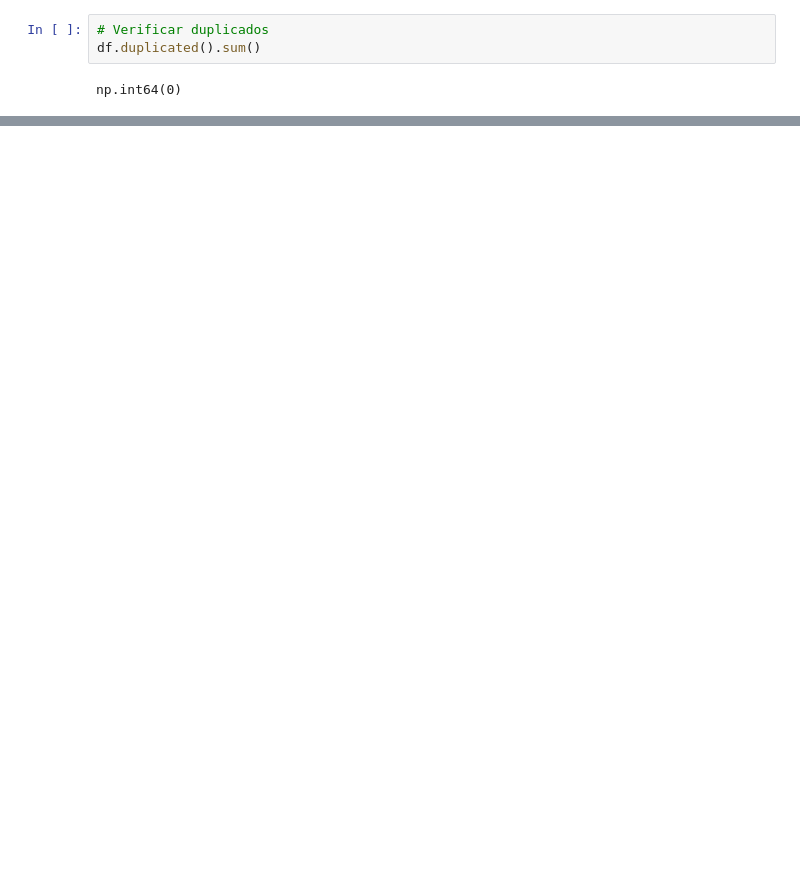
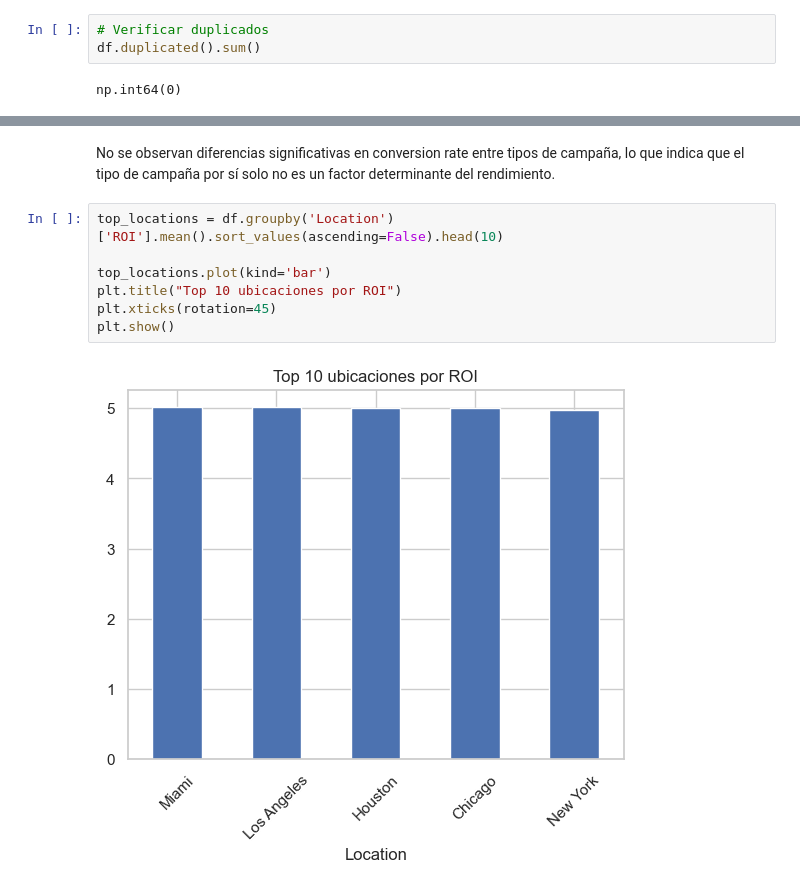
Before and after one commit to ariadnaschz/Marketing-Niche-Discovery, a Jupyter notebook: Notebooks/analysis.ipynb, the cells around one changed output, grey strips where cells are left out. Saved outputs shown, nothing was run; the diff lists cells and outputs as text; blank space fills up the shorter version.

```diff
--- a/Notebooks/analysis.ipynb
+++ b/Notebooks/analysis.ipynb
@@ -100,0 +167,11 @@ np.int64(0)
+# %% [markdown]
+No se observan diferencias significativas en conversion rate entre tipos de campaña, lo que indica que el tipo de campaña por sí solo no es un factor determinante del rendimiento.
+# %%
+top_locations = df.groupby('Location')['ROI'].mean().sort_values(ascending=False).head(10)
+
+top_locations.plot(kind='bar')
+plt.title("Top 10 ubicaciones por ROI")
+plt.xticks(rotation=45)
+plt.show()
+# %% [output]
+[figure, added]
```
Also changed, not shown: parts of 17 cells of this notebook.
